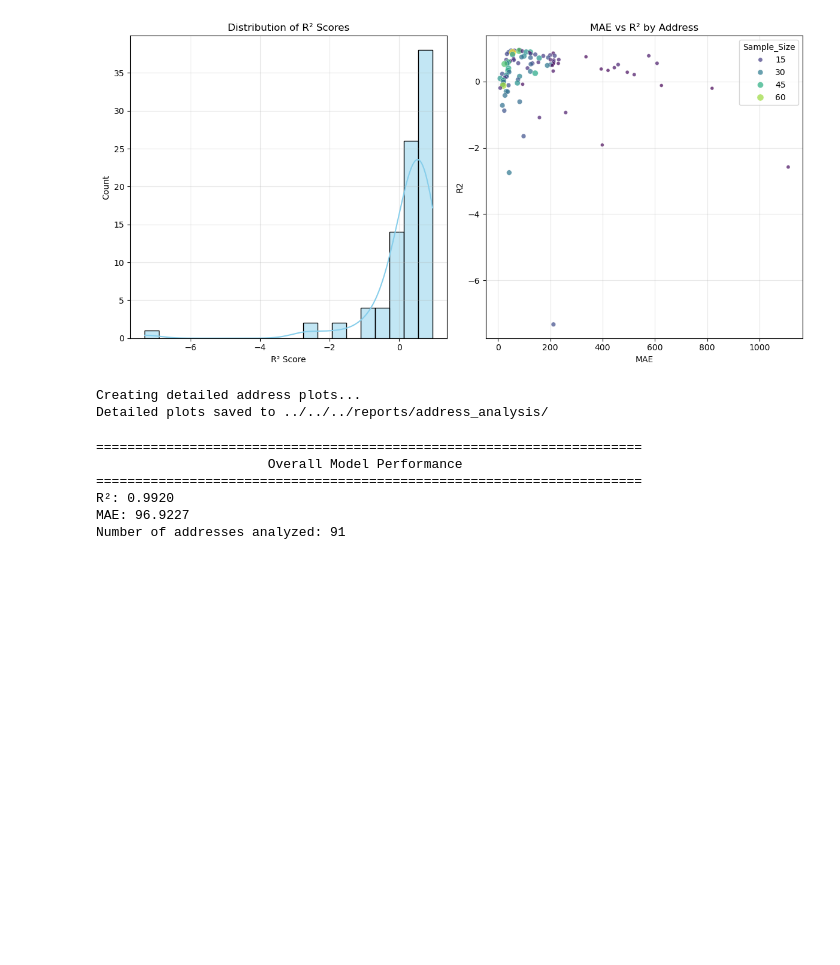
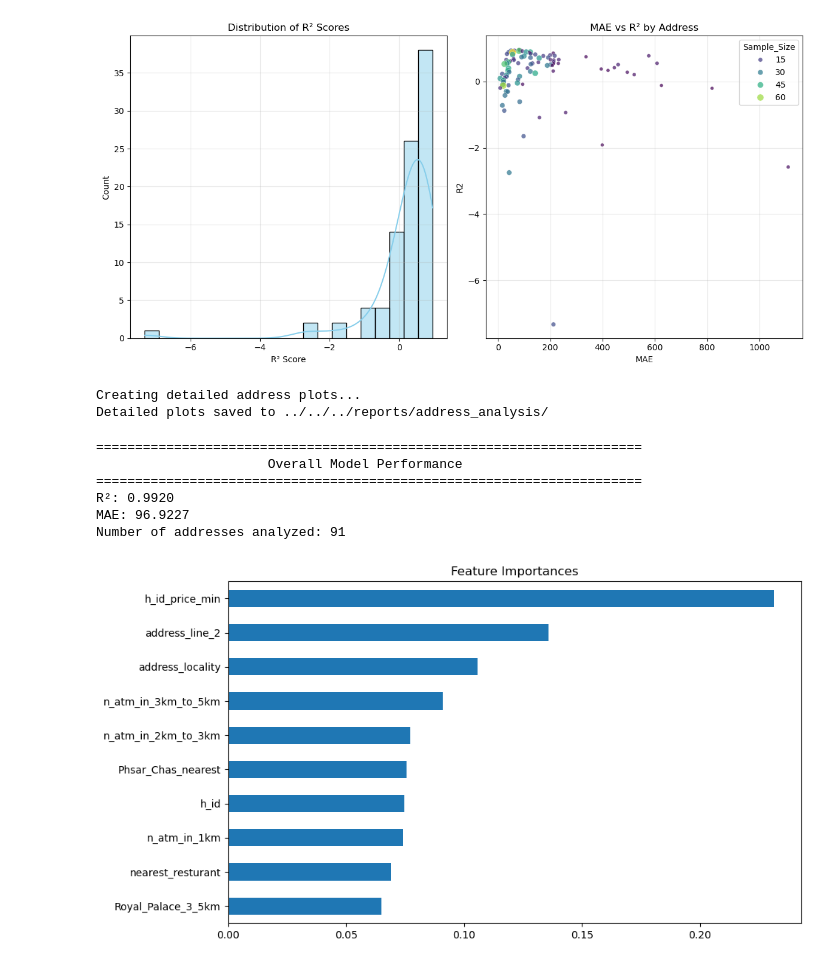
Before and after one commit to zinhour10/real_estate_price_prediction, a Jupyter notebook: notebooks/model_training/evaluate_model/xgboost_evaluate.ipynb, the cells around one changed output. Cells and saved outputs as stored; diff of their text form; code cells hidden in the pictures; blank space fills up the shorter version.

```diff
--- a/notebooks/model_training/evaluate_model/xgboost_evaluate.ipynb
+++ b/notebooks/model_training/evaluate_model/xgboost_evaluate.ipynb
@@ -10,7 +10,7 @@ import seaborn as sns
 import os
 from sklearn.preprocessing import LabelEncoder
 # %%
-df = pd.read_csv('../../../data/preprocessed/selected_features_label_encoded_v1.csv')
+df = pd.read_csv('../../../data/preprocessed/selected_features_dataset.csv')
 X = df.drop(['price_per_m2'], axis=1)
 y = df['price_per_m2']
 X_train, X_test, y_train, y_test = train_test_split(X, y, test_size=0.2, random_state=42)
@@ -195,3 +191,16 @@ print(f"Number of addresses analyzed: {len(metrics_df) if 'address' in results_d
 R²: 0.9920
 MAE: 96.9227
 Number of addresses analyzed: 91
+# %%
+if hasattr(xgboost_model, 'feature_importances_'):
+    importances = pd.Series(
+        xgboost_model.feature_importances_,
+        index=X_train.columns
+    ).sort_values(ascending=True)
+
+    plt.figure(figsize=(10, 6))
+    importances.plot(kind='barh')
+    plt.title("Feature Importances")
+    plt.show()
+# %% [output]
+[figure, added]
```
Also changed, not shown: parts of 1 cell of this notebook, 29 other files.
